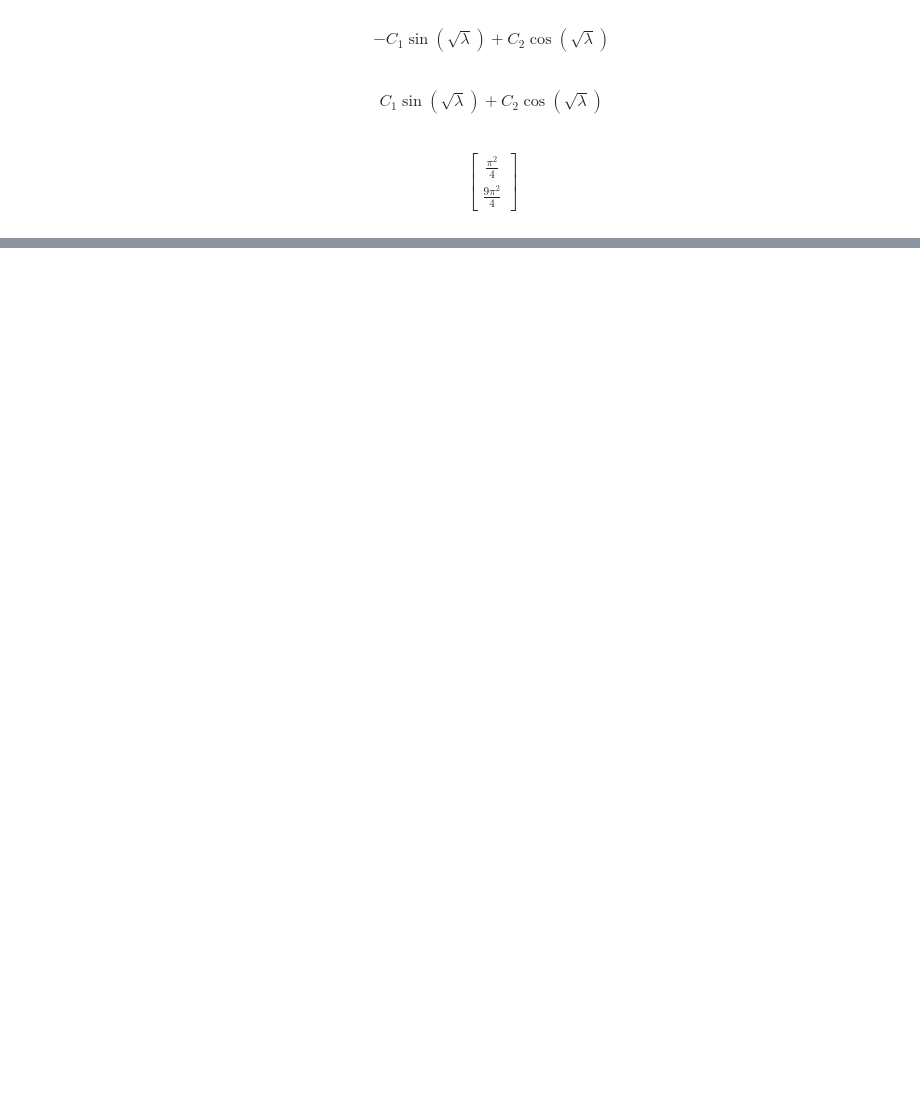
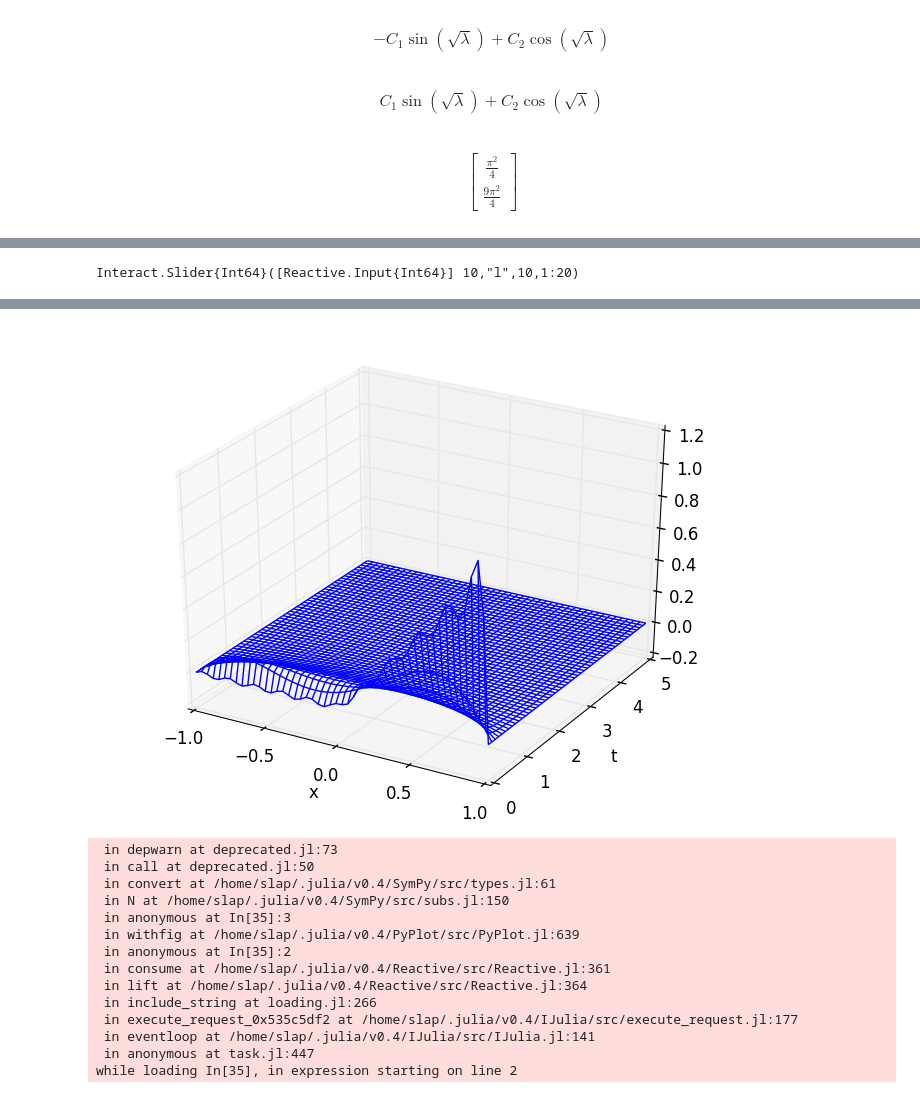
Before and after one commit to ivanslapnicar/FESBMat, a Jupyter notebook: src/MPP03_Problem_rubnih_vrijednosti.ipynb, the cells around one changed output, grey strips where cells are left out. Saved outputs shown, nothing was run; the diff lists cells and outputs as text; code cells hidden in the pictures; blank space fills up the shorter version.

```diff
--- a/src/MPP03_Problem_rubnih_vrijednosti.ipynb
+++ b/src/MPP03_Problem_rubnih_vrijednosti.ipynb
@@ -270,0 +357,2 @@ solve(cos(sqrt(λ)),λ)
+# %%
+a=integrate(x->x*cos((2*n+1)*pi*x/2),0,1)
@@ -270,0 +365,2 @@ solve(cos(sqrt(λ)),λ)
+# %%
+b=integrate(x->x*sin(n*pi*x),0,1)
@@ -270,0 +373,5 @@ solve(cos(sqrt(λ)),λ)
+# %%
+X=linspace(-1,1)
+T=linspace(0,5)
+gridX= map(Float64,[x for x in X, t in T])
+gridT= map(Float64,[t for x in X, t in T])
@@ -270,0 +396,12 @@ solve(cos(sqrt(λ)),λ)
+# %%
+g=figure()
+@manipulate for l=1:20; withfig(g) do
+        h=sum([N(a(k))*cos((2*k+1)*pi*gridX/2).*exp(-(((2*k+1)*pi/2)^2/4+1)*gridT)+N(b(k))*sin(k*pi*gridX).*exp(-((k*pi)^2+1)*gridT)
+            for k in collect(0:l)])
+        mesh(X'',T',h) # ili surf(h)
+        xlabel("x")
+        ylabel("t")
+    end
+end
+# %% [output]
+Interact.Slider{Int64}([Reactive.Input{Int64}] 10,"l",10,1:20)
@@ -270,0 +409,15 @@ solve(cos(sqrt(λ)),λ)
+[figure, added]
+ in depwarn at deprecated.jl:73
+ in call at deprecated.jl:50
+ in convert at /home/slap/.julia/v0.4/SymPy/src/types.jl:61
+ in N at /home/slap/.julia/v0.4/SymPy/src/subs.jl:150
+ in anonymous at In[35]:3
+ in withfig at /home/slap/.julia/v0.4/PyPlot/src/PyPlot.jl:639
+ in anonymous at In[35]:2
+ in consume at /home/slap/.julia/v0.4/Reactive/src/Reactive.jl:361
+ in lift at /home/slap/.julia/v0.4/Reactive/src/Reactive.jl:364
+ in include_string at loading.jl:266
+ in execute_request_0x535c5df2 at /home/slap/.julia/v0.4/IJulia/src/execute_request.jl:177
+ in eventloop at /home/slap/.julia/v0.4/IJulia/src/IJulia.jl:141
+ in anonymous at task.jl:447
+while loading In[35], in expression starting on line 2
```
Also changed, not shown: parts of 17 cells of this notebook.
